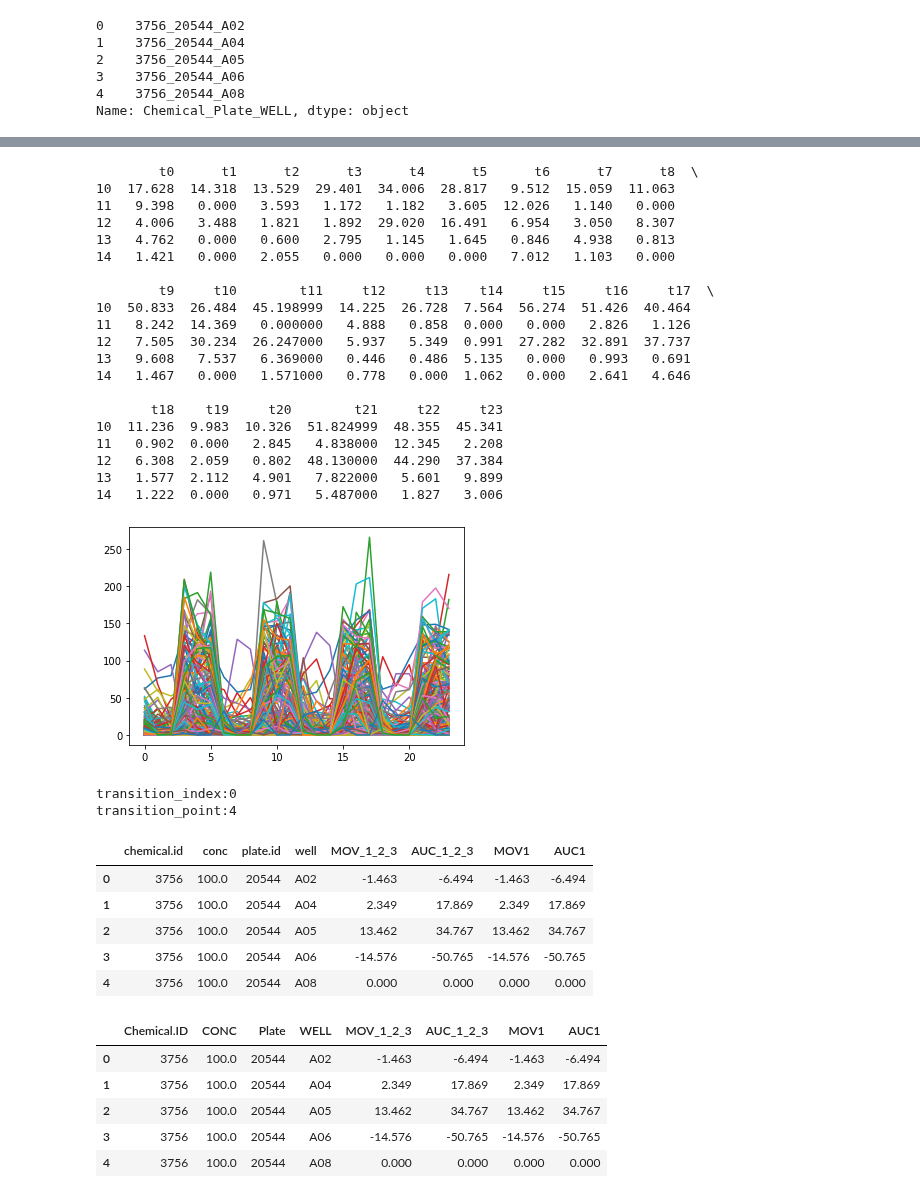
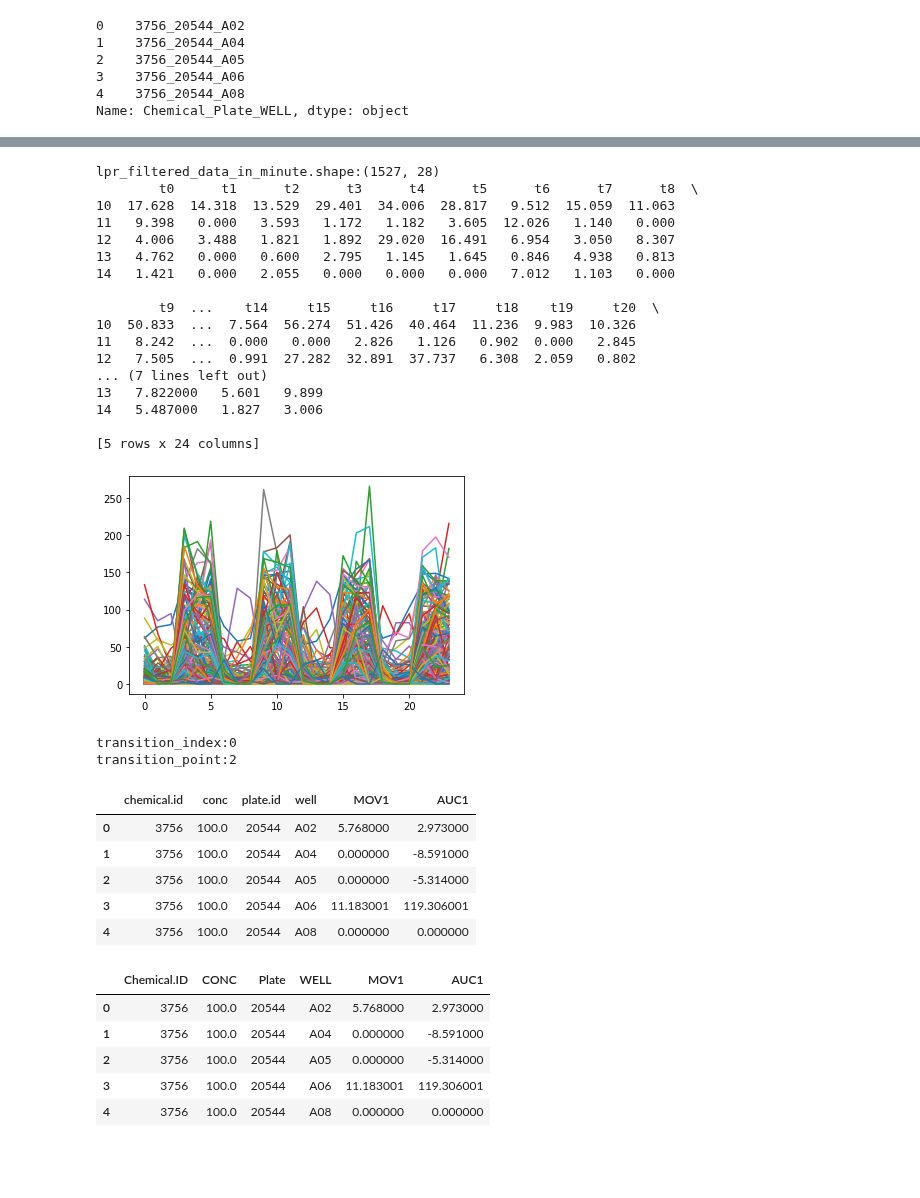
Before and after one commit to PNNL-CompBio/srpAnalytics, a Jupyter notebook: analysis/latest/3_bmd_feasibility_BMD/each/7_PAH/LPR/wide2dicho_LPR_7_PAH_t0_t239.ipynb, the cells around one changed output, grey strips where cells are left out. Drawn from its saved outputs; the diff is of its cells as text; code cells hidden in the pictures; blank space fills up the shorter version.

```diff
--- a/analysis/latest/3_bmd_feasibility_BMD/each/7_PAH/LPR/wide2dicho_LPR_7_PAH_t0_t239.ipynb
+++ b/analysis/latest/3_bmd_feasibility_BMD/each/7_PAH/LPR/wide2dicho_LPR_7_PAH_t0_t239.ipynb
@@ -224,7 +227,7 @@ interval:1 min
 time_index_start = 4 # because 0-3th columns show irrelevant values
 num_time_points = 24 # >= 25 will not make any difference
 
-#print ("lpr_filtered_data_in_minute.shape:" + str(lpr_filtered_data_in_minute.shape)) #(223, 28)
+print ("lpr_filtered_data_in_minute.shape:" + str(lpr_filtered_data_in_minute.shape)) #(223, 28)
 
 fig, ax = plt.subplots()
 
@@ -233,6 +236,7 @@ print (lpr_filtered_data_in_minute.iloc[10:15, time_index_start:time_index_start
 
 ax.plot(np.transpose(lpr_filtered_data_in_minute.iloc[10:223,time_index_start:time_index_start + num_time_points].values));
 # %% [output]
+lpr_filtered_data_in_minute.shape:(1527, 28)
         t0      t1      t2      t3      t4      t5      t6      t7      t8  \
 10  17.628  14.318  13.529  29.401  34.006  28.817   9.512  15.059  11.063
 11   9.398   0.000   3.593   1.172   1.182   3.605  12.026   1.140   0.000
@@ -240,75 +244,75 @@ ax.plot(np.transpose(lpr_filtered_data_in_minute.iloc[10:223,time_index_start:ti
 13   4.762   0.000   0.600   2.795   1.145   1.645   0.846   4.938   0.813
 14   1.421   0.000   2.055   0.000   0.000   0.000   7.012   1.103   0.000
 
-        t9     t10        t11     t12     t13    t14     t15     t16     t17  \
-10  50.833  26.484  45.198999  14.225  26.728  7.564  56.274  51.426  40.464
-11   8.242  14.369   0.000000   4.888   0.858  0.000   0.000   2.826   1.126
-12   7.505  30.234  26.247000   5.937   5.349  0.991  27.282  32.891  37.737
-13   9.608   7.537   6.369000   0.446   0.486  5.135   0.000   0.993   0.691
-14   1.467   0.000   1.571000   0.778   0.000  1.062   0.000   2.641   4.646
+        t9  ...    t14     t15     t16     t17     t18    t19     t20  \
+10  50.833  ...  7.564  56.274  51.426  40.464  11.236  9.983  10.326
+11   8.242  ...  0.000   0.000   2.826   1.126   0.902  0.000   2.845
+12   7.505  ...  0.991  27.282  32.891  37.737   6.308  2.059   0.802
+... (7 lines left out)
+13   7.822000   5.601   9.899
+14   5.487000   1.827   3.006
 
-       t18    t19     t20        t21     t22     t23
-10  11.236  9.983  10.326  51.824999  48.355  45.341
-11   0.902  0.000   2.845   4.838000  12.345   2.208
-12   6.308  2.059   0.802  48.130000  44.290  37.384
-13   1.577  2.112   4.901   7.822000   5.601   9.899
-14   1.222  0.000   0.971   5.487000   1.827   3.006
+[5 rows x 24 columns]
 [figure]
 # %%
 delta_mov_auc = lpr_filtered_data_in_minute[['chemical.id', 'conc', 'plate.id', 'well']].copy()
 
 #transition_points = [4,10,16,22]
 # middle points of each peak -> 4,10,16,22
 
 #transition_points = [4,10,16] # using 22 caused an error
-transition_points = [4] # using 22 caused an error
+#--> results with these transition_points tend to be NA
+
+transition_points = [2]
+# following Paritosh's example, eventually 2,8,14 etc,
+# but for now (portal establishment), only the first transition is needed.
 
 num_light = 3 # seems reasonable since interval between middle points of each peak ~= 6
 num_dark  = 3
 
-delta_mov_auc['MOV_1_2_3'] = 0 # just initial value
-delta_mov_auc['AUC_1_2_3'] = 0 # just initial value
+#delta_mov_auc['MOV_1_2_3'] = 0 # just initial value
+#delta_mov_auc['AUC_1_2_3'] = 0 # just initial value
 
 for transition_index, transition_point in enumerate(transition_points):
     print ("\n")
     print ("transition_index:" + str(transition_index))
     print ("transition_point:" + str(transition_point))
 
     delta_mov_auc['MOV' + str(transition_index + 1)] \
     = lpr_filtered_data_in_minute['t' + str(transition_point + 1)] \
     - lpr_filtered_data_in_minute['t' + str(transition_point)]
 
     delta_mov_auc['AUC' + str(transition_index + 1)] \
     = sum(lpr_filtered_data_in_minute['t' + str(transition_point + 1 + index_count)] \
           for index_count in range(num_dark)) \
     - sum(lpr_filtered_data_in_minute['t' + str(transition_point - index_count)] \
           for index_count in range(num_light))
 
     # I didn't fully understand this part, but it works as intended
-    delta_mov_auc['MOV_1_2_3'] = delta_mov_auc['MOV_1_2_3'] + delta_mov_auc['MOV' + str(transition_index + 1)]
-    delta_mov_auc['AUC_1_2_3'] = delta_mov_auc['AUC_1_2_3'] + delta_mov_auc['AUC' + str(transition_index + 1)]
+    #delta_mov_auc['MOV_1_2_3'] = delta_mov_auc['MOV_1_2_3'] + delta_mov_auc['MOV' + str(transition_index + 1)]
+    #delta_mov_auc['AUC_1_2_3'] = delta_mov_auc['AUC_1_2_3'] + delta_mov_auc['AUC' + str(transition_index + 1)]
 
 display(delta_mov_auc.head())
 # %% [output]
 transition_index:0
-transition_point:4
+transition_point:2
-|  | chemical.id | conc | plate.id | well | MOV_1_2_3 | AUC_1_2_3 | MOV1 | AUC1 |
-| 0 | 3756 | 100.0 | 20544 | A02 | -1.463 | -6.494 | -1.463 | -6.494 |
-| 1 | 3756 | 100.0 | 20544 | A04 | 2.349 | 17.869 | 2.349 | 17.869 |
-| 2 | 3756 | 100.0 | 20544 | A05 | 13.462 | 34.767 | 13.462 | 34.767 |
-| 3 | 3756 | 100.0 | 20544 | A06 | -14.576 | -50.765 | -14.576 | -50.765 |
-| 4 | 3756 | 100.0 | 20544 | A08 | 0.000 | 0.000 | 0.000 | 0.000 |
+|  | chemical.id | conc | plate.id | well | MOV1 | AUC1 |
+| 0 | 3756 | 100.0 | 20544 | A02 | 5.768000 | 2.973000 |
+| 1 | 3756 | 100.0 | 20544 | A04 | 0.000000 | -8.591000 |
+| 2 | 3756 | 100.0 | 20544 | A05 | 0.000000 | -5.314000 |
+| 3 | 3756 | 100.0 | 20544 | A06 | 11.183001 | 119.306001 |
+| 4 | 3756 | 100.0 | 20544 | A08 | 0.000000 | 0.000000 |
 # %%
 # Rename column headers to make it compatible with earlier data received from Lisa
 delta_mov_auc.rename(columns={"chemical.id": "Chemical.ID", "conc": "CONC", "plate.id": "Plate", "well": "WELL"}, inplace = True)
 display(delta_mov_auc.head())
 # %% [output]
-|  | Chemical.ID | CONC | Plate | WELL | MOV_1_2_3 | AUC_1_2_3 | MOV1 | AUC1 |
-| 0 | 3756 | 100.0 | 20544 | A02 | -1.463 | -6.494 | -1.463 | -6.494 |
-| 1 | 3756 | 100.0 | 20544 | A04 | 2.349 | 17.869 | 2.349 | 17.869 |
-| 2 | 3756 | 100.0 | 20544 | A05 | 13.462 | 34.767 | 13.462 | 34.767 |
-| 3 | 3756 | 100.0 | 20544 | A06 | -14.576 | -50.765 | -14.576 | -50.765 |
-| 4 | 3756 | 100.0 | 20544 | A08 | 0.000 | 0.000 | 0.000 | 0.000 |
+|  | Chemical.ID | CONC | Plate | WELL | MOV1 | AUC1 |
+| 0 | 3756 | 100.0 | 20544 | A02 | 5.768000 | 2.973000 |
+| 1 | 3756 | 100.0 | 20544 | A04 | 0.000000 | -8.591000 |
+| 2 | 3756 | 100.0 | 20544 | A05 | 0.000000 | -5.314000 |
+| 3 | 3756 | 100.0 | 20544 | A06 | 11.183001 | 119.306001 |
+| 4 | 3756 | 100.0 | 20544 | A08 | 0.000000 | 0.000000 |
 # %%
 display(delta_mov_auc.tail())
 # %% [output]
```
Also changed, not shown: parts of 7 cells of this notebook, 10 other files.
